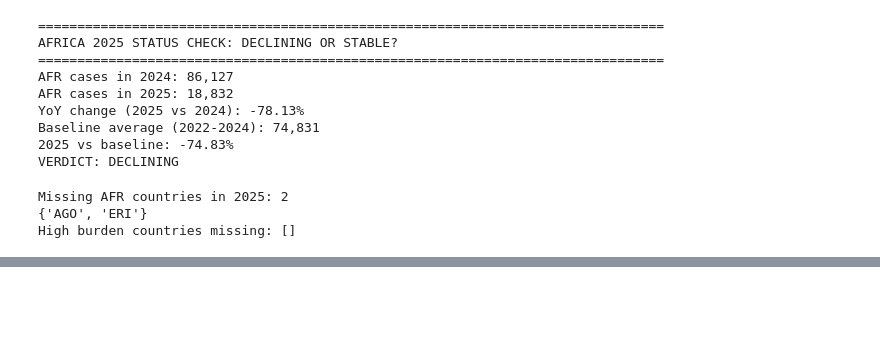
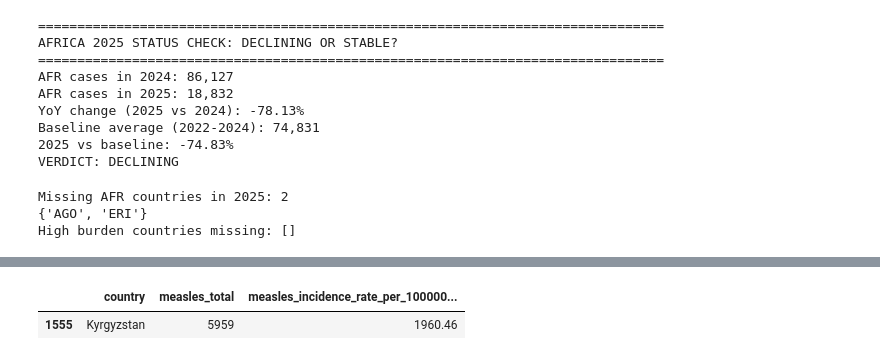
Before and after one commit to onchonga-programmer/measles-around-the-world, a Jupyter notebook: notebooks/yearly_measles.ipynb, the cells around one changed output, grey strips where cells are left out. Saved outputs shown, nothing was run; the diff lists cells and outputs as text; code cells hidden in the pictures; blank space fills up the shorter version.

```diff
--- a/notebooks/yearly_measles.ipynb
+++ b/notebooks/yearly_measles.ipynb
@@ -1696,0 +1796,6 @@ KeyError: '2024'
+# %%
+# Confirm Kyrgyzstan's incidence rate
+yearly_measles[(yearly_measles["iso3"] == "KGZ") & (yearly_measles["year"] == 2025)][["country", "measles_total", "measles_incidence_rate_per_1000000_total_population"]]
+# %% [output]
+|  | country | measles_total | measles_incidence_rate_per_100000... |
+| 1555 | Kyrgyzstan | 5959 | 1960.46 |
```
Also changed, not shown: parts of 4 cells of this notebook, 1 other file.
